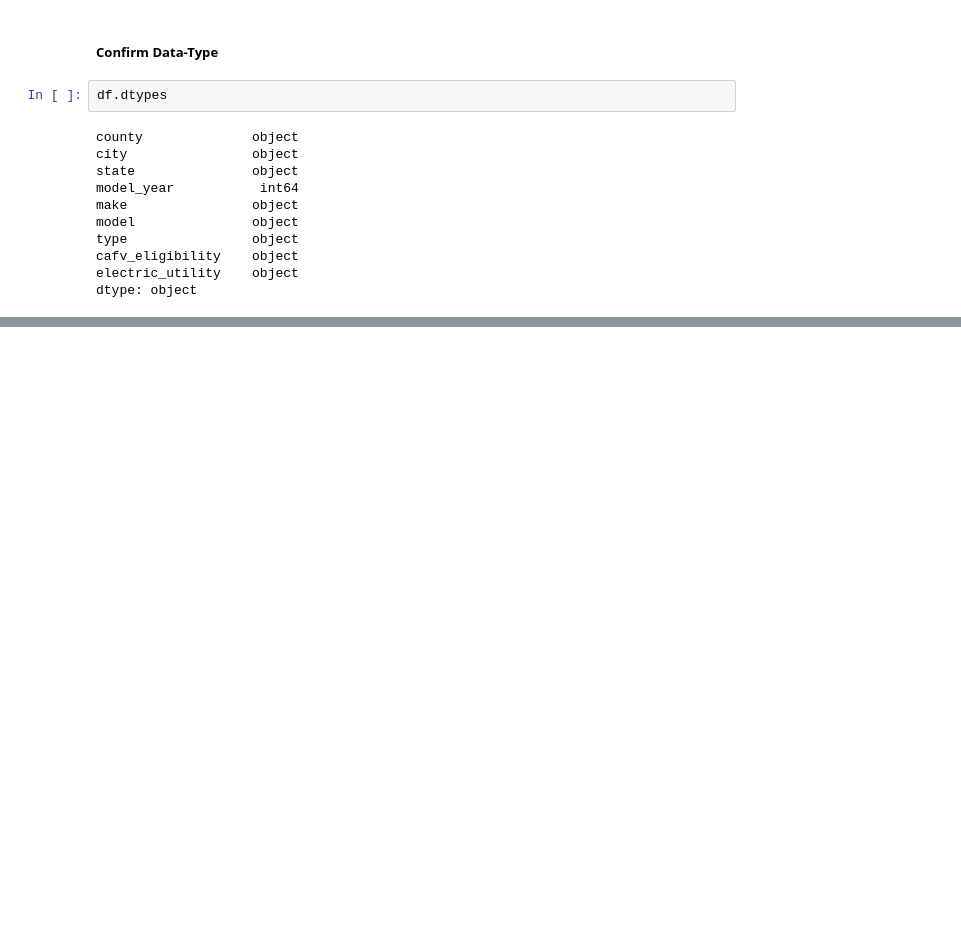
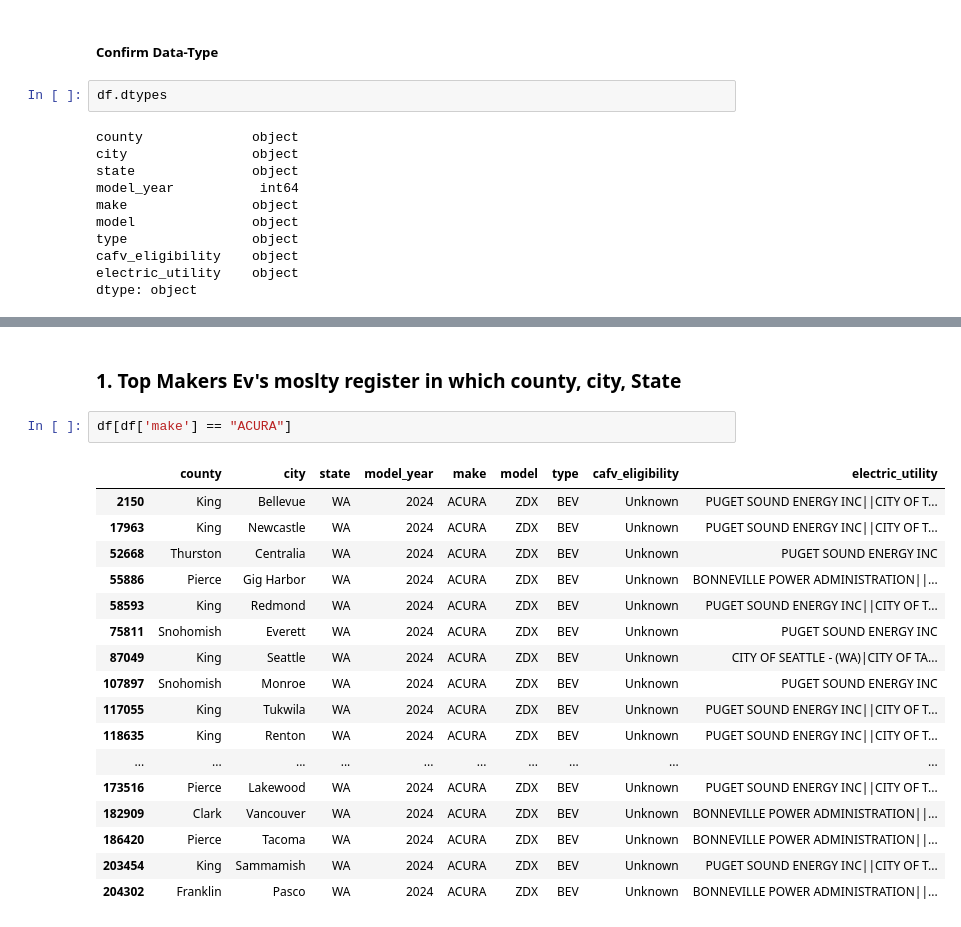
Before and after one commit to adnaaaen/eda-and-visualization, a Jupyter notebook: EV-vechicle/notebooks/eda.ipynb, the cells around one changed output, grey strips where cells are left out. Saved outputs shown, nothing was run; the diff lists cells and outputs as text; blank space fills up the shorter version.

```diff
--- a/EV-vechicle/notebooks/eda.ipynb
+++ b/EV-vechicle/notebooks/eda.ipynb
@@ -232,0 +337,22 @@ ANALYSIS ABOUT:
+# %% [markdown]
+### **1. Top Makers Ev's moslty register in which county, city, State**
+# %%
+df[df['make'] == "ACURA"]
+# %% [output]
+|  | county | city | state | model_year | make | model | type | cafv_eligibility | electric_utility |
+| 2150 | King | Bellevue | WA | 2024 | ACURA | ZDX | BEV | Unknown | PUGET SOUND ENERGY INC||CITY OF T... |
+| 17963 | King | Newcastle | WA | 2024 | ACURA | ZDX | BEV | Unknown | PUGET SOUND ENERGY INC||CITY OF T... |
+| 52668 | Thurston | Centralia | WA | 2024 | ACURA | ZDX | BEV | Unknown | PUGET SOUND ENERGY INC |
+| 55886 | Pierce | Gig Harbor | WA | 2024 | ACURA | ZDX | BEV | Unknown | BONNEVILLE POWER ADMINISTRATION||... |
+| 58593 | King | Redmond | WA | 2024 | ACURA | ZDX | BEV | Unknown | PUGET SOUND ENERGY INC||CITY OF T... |
+| 75811 | Snohomish | Everett | WA | 2024 | ACURA | ZDX | BEV | Unknown | PUGET SOUND ENERGY INC |
+| 87049 | King | Seattle | WA | 2024 | ACURA | ZDX | BEV | Unknown | CITY OF SEATTLE - (WA)|CITY OF TA... |
+| 107897 | Snohomish | Monroe | WA | 2024 | ACURA | ZDX | BEV | Unknown | PUGET SOUND ENERGY INC |
+| 117055 | King | Tukwila | WA | 2024 | ACURA | ZDX | BEV | Unknown | PUGET SOUND ENERGY INC||CITY OF T... |
+| 118635 | King | Renton | WA | 2024 | ACURA | ZDX | BEV | Unknown | PUGET SOUND ENERGY INC||CITY OF T... |
+| ... | ... | ... | ... | ... | ... | ... | ... | ... | ... |
+| 173516 | Pierce | Lakewood | WA | 2024 | ACURA | ZDX | BEV | Unknown | PUGET SOUND ENERGY INC||CITY OF T... |
+| 182909 | Clark | Vancouver | WA | 2024 | ACURA | ZDX | BEV | Unknown | BONNEVILLE POWER ADMINISTRATION||... |
+| 186420 | Pierce | Tacoma | WA | 2024 | ACURA | ZDX | BEV | Unknown | BONNEVILLE POWER ADMINISTRATION||... |
+| 203454 | King | Sammamish | WA | 2024 | ACURA | ZDX | BEV | Unknown | PUGET SOUND ENERGY INC||CITY OF T... |
+| 204302 | Franklin | Pasco | WA | 2024 | ACURA | ZDX | BEV | Unknown | BONNEVILLE POWER ADMINISTRATION||... |
```
Also changed, not shown: parts of 37 cells of this notebook, 7 other files.
